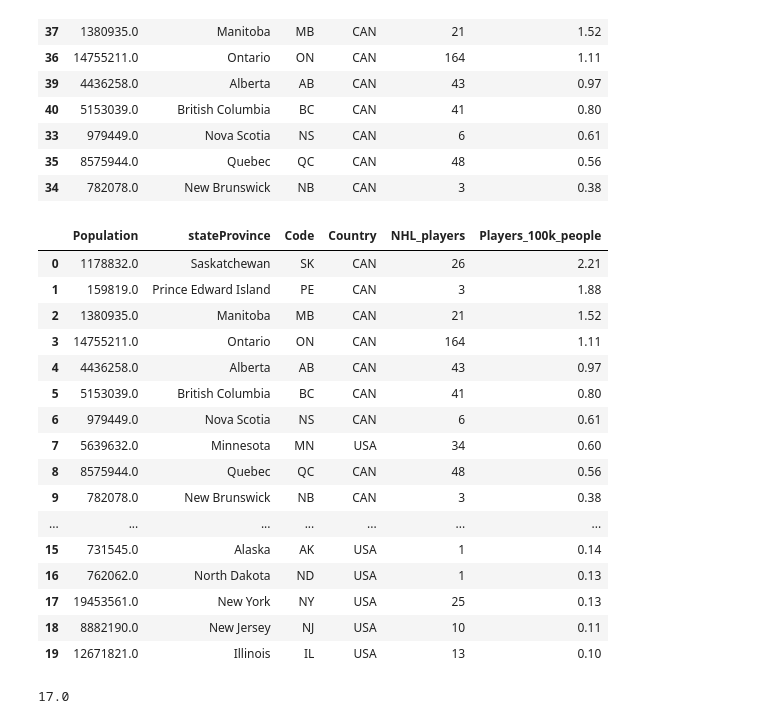
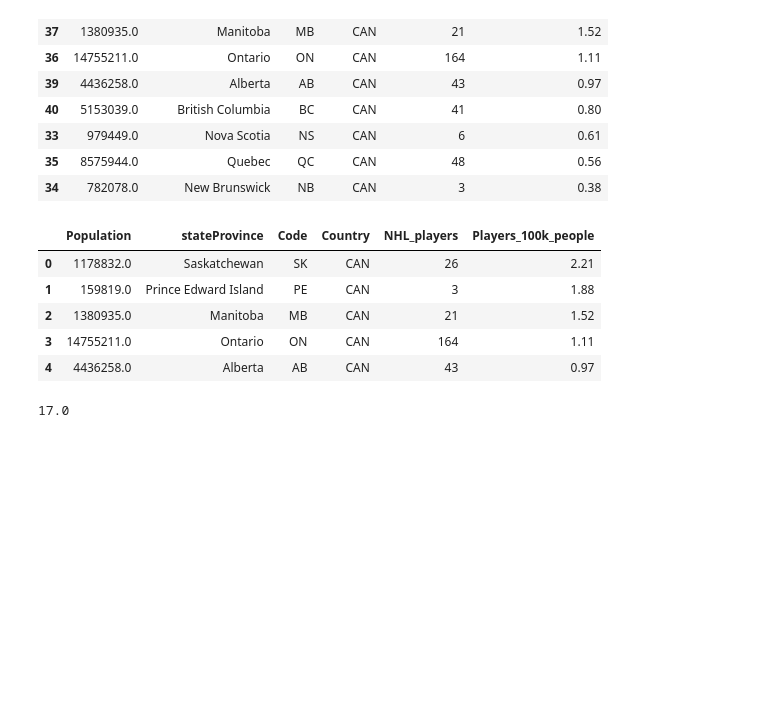
Before and after one commit to gregfeliu/Birthplace_Analysis_of_NHL_Players, a Jupyter notebook: notebooks/5.Analysis.ipynb, the cells around one changed output. Cells and saved outputs as stored; diff of their text form; code cells hidden in the pictures; blank space fills up the shorter version.

```diff
--- a/notebooks/5.Analysis.ipynb
+++ b/notebooks/5.Analysis.ipynb
@@ -335,23 +362,12 @@ us_can_player_pop_df[us_can_player_pop_df['Country'] == 'CAN']
 # Plotting the top 20 states/provinces
 top20_us_can_player_pop_df = us_can_player_pop_df.iloc[0:20].reset_index(drop=True)
 # %%
-top20_us_can_player_pop_df
+top20_us_can_player_pop_df.head()
 # %% [output]
 |  | Population | stateProvince | Code | Country | NHL_players | Players_100k_people |
 | 0 | 1178832.0 | Saskatchewan | SK | CAN | 26 | 2.21 |
 | 1 | 159819.0 | Prince Edward Island | PE | CAN | 3 | 1.88 |
 | 2 | 1380935.0 | Manitoba | MB | CAN | 21 | 1.52 |
 | 3 | 14755211.0 | Ontario | ON | CAN | 164 | 1.11 |
 | 4 | 4436258.0 | Alberta | AB | CAN | 43 | 0.97 |
-| 5 | 5153039.0 | British Columbia | BC | CAN | 41 | 0.80 |
-| 6 | 979449.0 | Nova Scotia | NS | CAN | 6 | 0.61 |
-| 7 | 5639632.0 | Minnesota | MN | USA | 34 | 0.60 |
-| 8 | 8575944.0 | Quebec | QC | CAN | 48 | 0.56 |
-| 9 | 782078.0 | New Brunswick | NB | CAN | 3 | 0.38 |
-| ... | ... | ... | ... | ... | ... | ... |
-| 15 | 731545.0 | Alaska | AK | USA | 1 | 0.14 |
-| 16 | 762062.0 | North Dakota | ND | USA | 1 | 0.13 |
-| 17 | 19453561.0 | New York | NY | USA | 25 | 0.13 |
-| 18 | 8882190.0 | New Jersey | NJ | USA | 10 | 0.11 |
-| 19 | 12671821.0 | Illinois | IL | USA | 13 | 0.10 |
 # %%
```
Also changed, not shown: parts of 18 cells of this notebook.
